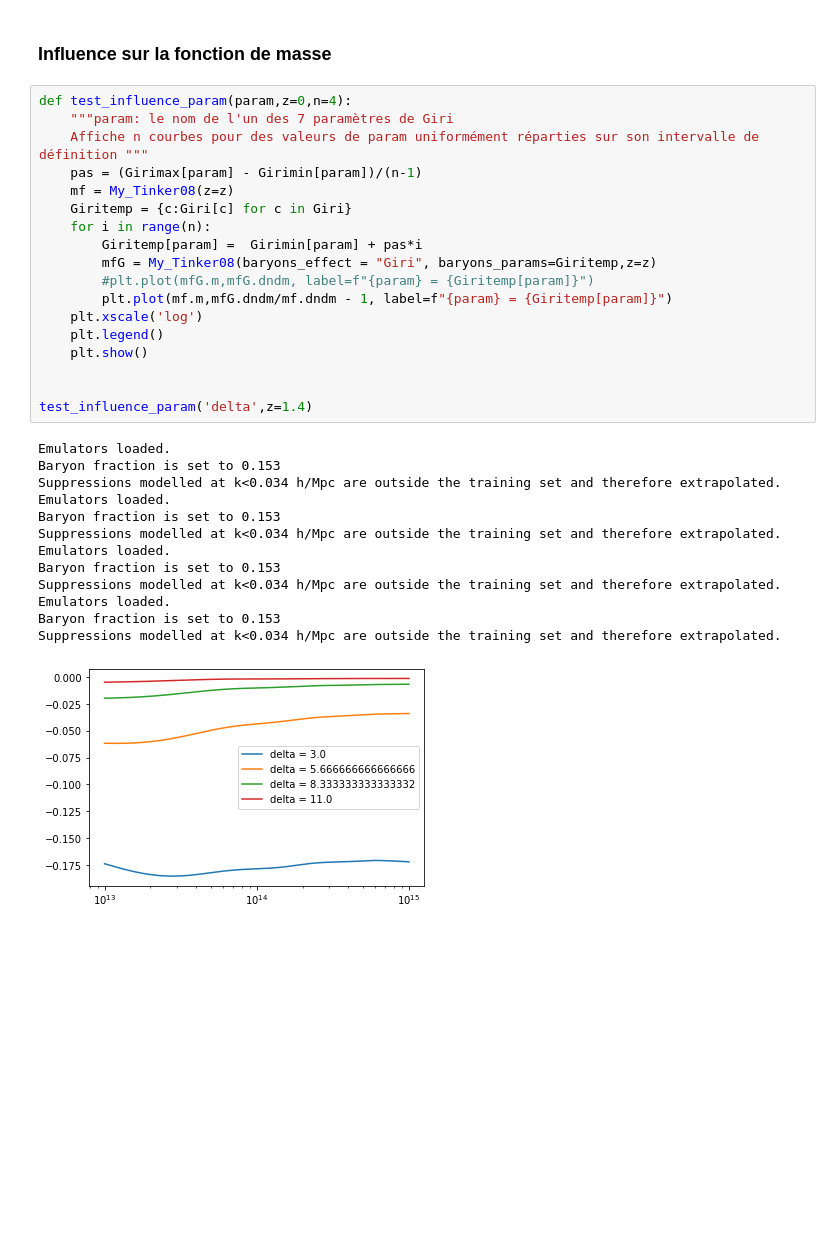
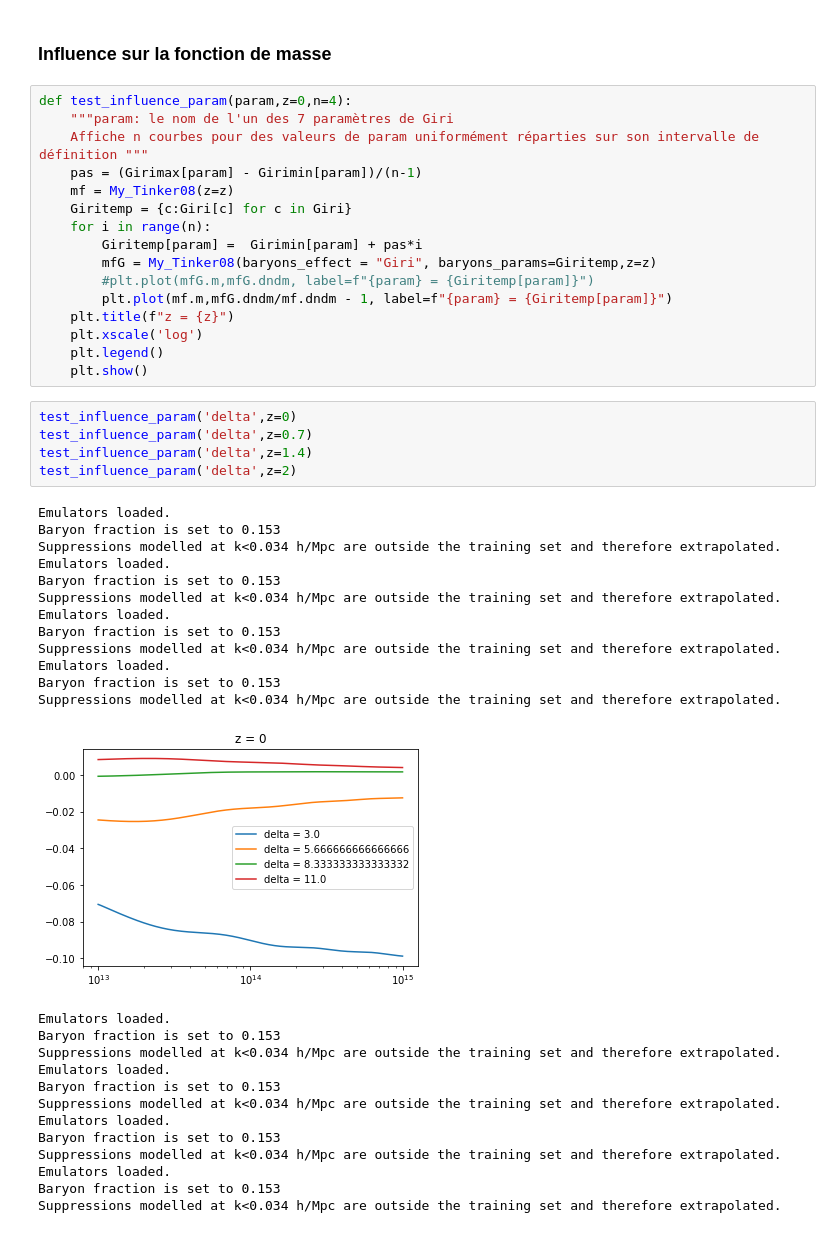
Before and after one commit to Thomas054/My_hmf, a Jupyter notebook: tests.ipynb, the cells around one changed output. Drawn from its saved outputs; the diff is of its cells as text; blank space fills up the shorter version.

```diff
--- a/tests.ipynb
+++ b/tests.ipynb
@@ -481,23 +481,38 @@ def test_influence_param(param,z=0,n=4):
         mfG = My_Tinker08(baryons_effect = "Giri", baryons_params=Giritemp,z=z)
         #plt.plot(mfG.m,mfG.dndm, label=f"{param} = {Giritemp[param]}")
         plt.plot(mf.m,mfG.dndm/mf.dndm - 1, label=f"{param} = {Giritemp[param]}")
+    plt.title(f"z = {z}")
     plt.xscale('log')
     plt.legend()
     plt.show()
-
-
-test_influence_param('delta',z=1.4)
-# %% [output]
-Emulators loaded.
-Baryon fraction is set to 0.153
-Suppressions modelled at k<0.034 h/Mpc are outside the training set and therefore extrapolated.
-Emulators loaded.
-Baryon fraction is set to 0.153
-Suppressions modelled at k<0.034 h/Mpc are outside the training set and therefore extrapolated.
-Emulators loaded.
-Baryon fraction is set to 0.153
-Suppressions modelled at k<0.034 h/Mpc are outside the training set and therefore extrapolated.
-Emulators loaded.
-Baryon fraction is set to 0.153
-Suppressions modelled at k<0.034 h/Mpc are outside the training set and therefore extrapolated.
-[figure, removed]
+# %%
+test_influence_param('delta',z=0)
+test_influence_param('delta',z=0.7)
+test_influence_param('delta',z=1.4)
+test_influence_param('delta',z=2)
+# %% [output]
+Emulators loaded.
+Baryon fraction is set to 0.153
+Suppressions modelled at k<0.034 h/Mpc are outside the training set and therefore extrapolated.
+Emulators loaded.
+Baryon fraction is set to 0.153
+Suppressions modelled at k<0.034 h/Mpc are outside the training set and therefore extrapolated.
+Emulators loaded.
+Baryon fraction is set to 0.153
+Suppressions modelled at k<0.034 h/Mpc are outside the training set and therefore extrapolated.
+Emulators loaded.
+Baryon fraction is set to 0.153
+Suppressions modelled at k<0.034 h/Mpc are outside the training set and therefore extrapolated.
+[figure, added]
+Emulators loaded.
+Baryon fraction is set to 0.153
+Suppressions modelled at k<0.034 h/Mpc are outside the training set and therefore extrapolated.
+Emulators loaded.
+Baryon fraction is set to 0.153
+Suppressions modelled at k<0.034 h/Mpc are outside the training set and therefore extrapolated.
+Emulators loaded.
+Baryon fraction is set to 0.153
+Suppressions modelled at k<0.034 h/Mpc are outside the training set and therefore extrapolated.
+Emulators loaded.
+Baryon fraction is set to 0.153
+Suppressions modelled at k<0.034 h/Mpc are outside the training set and therefore extrapolated.
```
Also changed, not shown: parts of 3 cells of this notebook.
